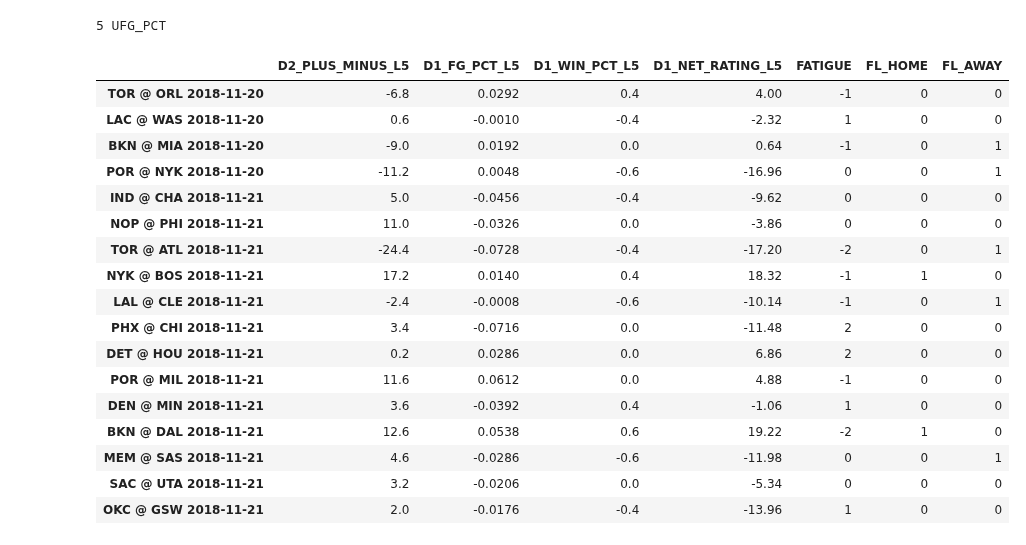
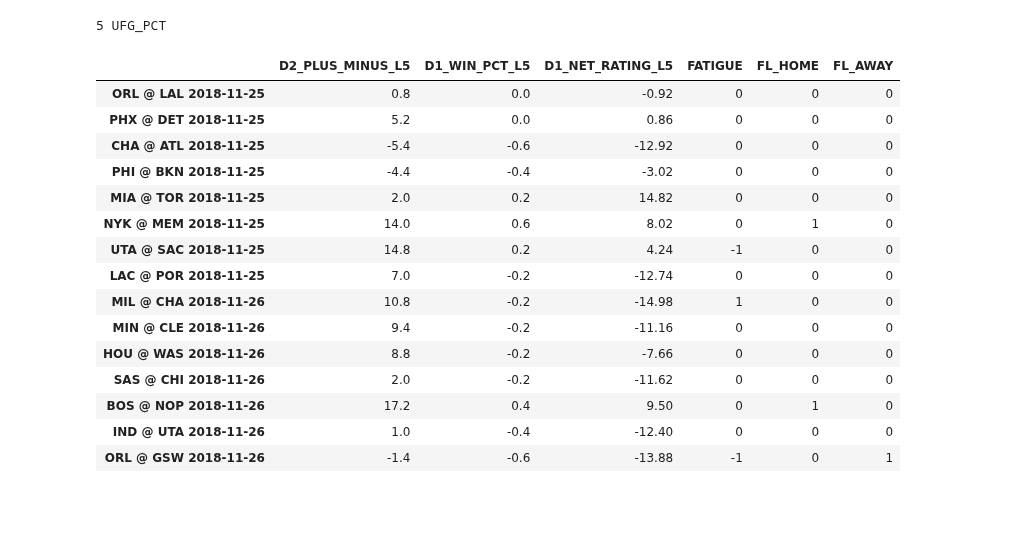
Before and after one commit to rafaelgasp/nba_games, a Jupyter notebook: deploy/Deploy.ipynb, the cells around one changed output. Cells and saved outputs as stored; diff of their text form; code cells hidden in the pictures; blank space fills up the shorter version.

```diff
--- a/deploy/Deploy.ipynb
+++ b/deploy/Deploy.ipynb
@@ -126,23 +133,21 @@ to_predict["FL_HOME"] = np.where((to_predict['D2_PLUS_MINUS_L5'] > 16) | (to_pre
 to_predict["FL_AWAY"] = np.where((to_predict['D2_PLUS_MINUS_L5'] < -8) | (to_predict['D1_WIN_PCT_L5'] < -0.6), 1, 0)
 to_predict["FATIGUE"] = to_predict["DAYS_FROM_LAST_GAME_home"] - to_predict["DAYS_FROM_LAST_GAME_away"]
 # %%
-to_predict[['D2_PLUS_MINUS_L5', "D1_FG_PCT_L5", 'D1_WIN_PCT_L5', 'D1_NET_RATING_L5', "FATIGUE", 'FL_HOME', 'FL_AWAY']]
+to_predict[['D2_PLUS_MINUS_L5', 'D1_WIN_PCT_L5', 'D1_NET_RATING_L5', "FATIGUE", 'FL_HOME', 'FL_AWAY']]
 # %% [output]
-|  | D2_PLUS_MINUS_L5 | D1_FG_PCT_L5 | D1_WIN_PCT_L5 | D1_NET_RATING_L5 | FATIGUE | FL_HOME | FL_AWAY |
-| TOR @ ORL 2018-11-20 | -6.8 | 0.0292 | 0.4 | 4.00 | -1 | 0 | 0 |
-| LAC @ WAS 2018-11-20 | 0.6 | -0.0010 | -0.4 | -2.32 | 1 | 0 | 0 |
-| BKN @ MIA 2018-11-20 | -9.0 | 0.0192 | 0.0 | 0.64 | -1 | 0 | 1 |
-| POR @ NYK 2018-11-20 | -11.2 | 0.0048 | -0.6 | -16.96 | 0 | 0 | 1 |
-| IND @ CHA 2018-11-21 | 5.0 | -0.0456 | -0.4 | -9.62 | 0 | 0 | 0 |
-| NOP @ PHI 2018-11-21 | 11.0 | -0.0326 | 0.0 | -3.86 | 0 | 0 | 0 |
-| TOR @ ATL 2018-11-21 | -24.4 | -0.0728 | -0.4 | -17.20 | -2 | 0 | 1 |
-| NYK @ BOS 2018-11-21 | 17.2 | 0.0140 | 0.4 | 18.32 | -1 | 1 | 0 |
-| LAL @ CLE 2018-11-21 | -2.4 | -0.0008 | -0.6 | -10.14 | -1 | 0 | 1 |
-| PHX @ CHI 2018-11-21 | 3.4 | -0.0716 | 0.0 | -11.48 | 2 | 0 | 0 |
-| DET @ HOU 2018-11-21 | 0.2 | 0.0286 | 0.0 | 6.86 | 2 | 0 | 0 |
-| POR @ MIL 2018-11-21 | 11.6 | 0.0612 | 0.0 | 4.88 | -1 | 0 | 0 |
-| DEN @ MIN 2018-11-21 | 3.6 | -0.0392 | 0.4 | -1.06 | 1 | 0 | 0 |
-| BKN @ DAL 2018-11-21 | 12.6 | 0.0538 | 0.6 | 19.22 | -2 | 1 | 0 |
-| MEM @ SAS 2018-11-21 | 4.6 | -0.0286 | -0.6 | -11.98 | 0 | 0 | 1 |
-| SAC @ UTA 2018-11-21 | 3.2 | -0.0206 | 0.0 | -5.34 | 0 | 0 | 0 |
-| OKC @ GSW 2018-11-21 | 2.0 | -0.0176 | -0.4 | -13.96 | 1 | 0 | 0 |
+|  | D2_PLUS_MINUS_L5 | D1_WIN_PCT_L5 | D1_NET_RATING_L5 | FATIGUE | FL_HOME | FL_AWAY |
+| ORL @ LAL 2018-11-25 | 0.8 | 0.0 | -0.92 | 0 | 0 | 0 |
+| PHX @ DET 2018-11-25 | 5.2 | 0.0 | 0.86 | 0 | 0 | 0 |
+| CHA @ ATL 2018-11-25 | -5.4 | -0.6 | -12.92 | 0 | 0 | 0 |
+| PHI @ BKN 2018-11-25 | -4.4 | -0.4 | -3.02 | 0 | 0 | 0 |
+| MIA @ TOR 2018-11-25 | 2.0 | 0.2 | 14.82 | 0 | 0 | 0 |
+| NYK @ MEM 2018-11-25 | 14.0 | 0.6 | 8.02 | 0 | 1 | 0 |
+| UTA @ SAC 2018-11-25 | 14.8 | 0.2 | 4.24 | -1 | 0 | 0 |
+| LAC @ POR 2018-11-25 | 7.0 | -0.2 | -12.74 | 0 | 0 | 0 |
+| MIL @ CHA 2018-11-26 | 10.8 | -0.2 | -14.98 | 1 | 0 | 0 |
+| MIN @ CLE 2018-11-26 | 9.4 | -0.2 | -11.16 | 0 | 0 | 0 |
+| HOU @ WAS 2018-11-26 | 8.8 | -0.2 | -7.66 | 0 | 0 | 0 |
+| SAS @ CHI 2018-11-26 | 2.0 | -0.2 | -11.62 | 0 | 0 | 0 |
+| BOS @ NOP 2018-11-26 | 17.2 | 0.4 | 9.50 | 0 | 1 | 0 |
+| IND @ UTA 2018-11-26 | 1.0 | -0.4 | -12.40 | 0 | 0 | 0 |
+| ORL @ GSW 2018-11-26 | -1.4 | -0.6 | -13.88 | -1 | 0 | 1 |
```
Also changed, not shown: parts of 10 cells of this notebook, 1 other file.
